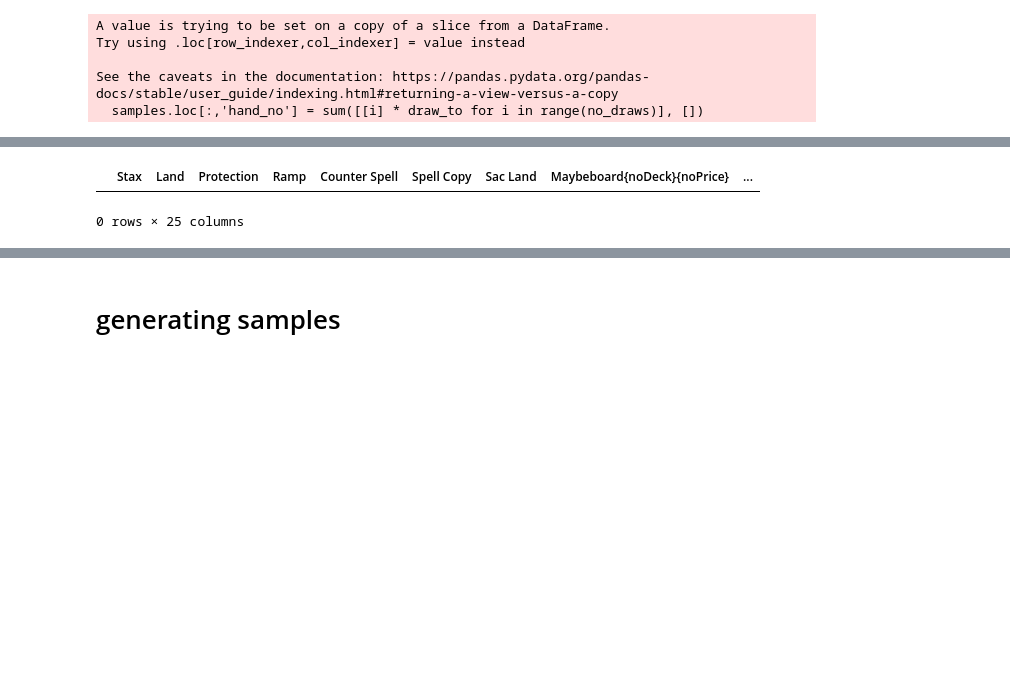
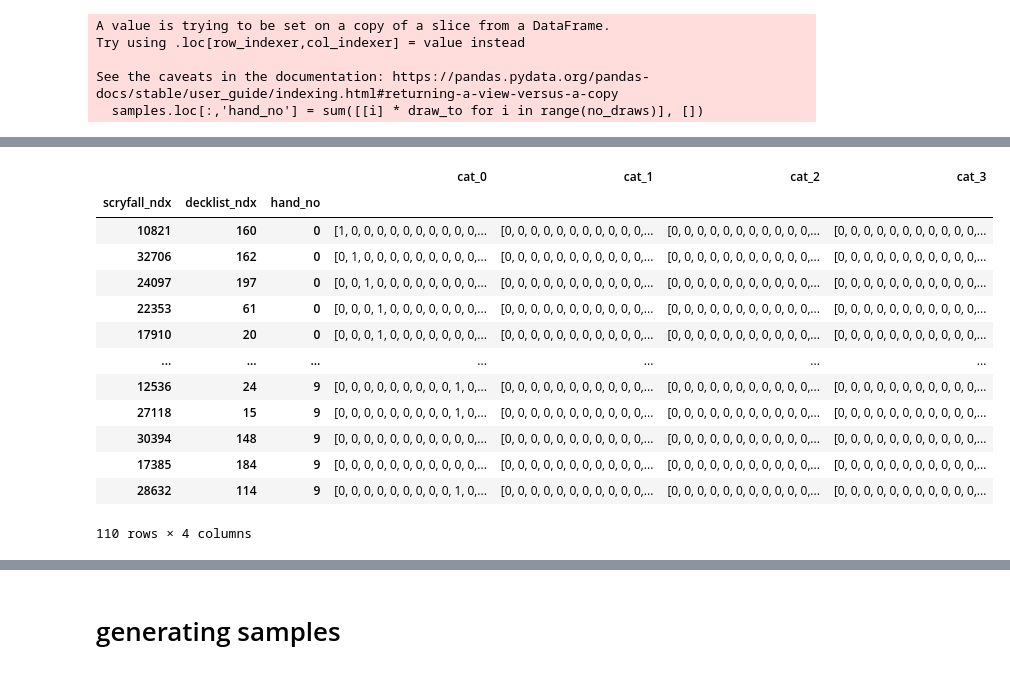
Before and after one commit to agrero/maptoken_mtg, a Jupyter notebook: sampler.ipynb, the cells around one changed output, grey strips where cells are left out. Cells and saved outputs as stored; diff of their text form; code cells hidden in the pictures; blank space fills up the shorter version.

```diff
--- a/sampler.ipynb
+++ b/sampler.ipynb
@@ -313,8 +316,44 @@ def get_unique_categories(card_data:pd.DataFrame) -> list[str]:
-# %%
-category_sample_counts = pd.DataFrame(
-    columns=get_unique_categories(card_data)
-)
-category_sample_counts
-# %% [output]
-|  | Stax | Land | Protection | Ramp | Counter Spell | Spell Copy | Sac Land | Maybeboard{noDeck}{noPrice} | ... |
-0 rows × 25 columns
+# %%
+unique_categories = get_unique_categories(card_data)
+
+# make strings into integer vectors
+
+# INTENDED FUNCTIONALITY
+
+empty_vector = [[0 for i in range(len(unique_categories))]
+                for j in range(len(unique_categories))]
+
+category_mappings = {
+    cat:ndx for (ndx, cat) in enumerate(unique_categories)
+}
+
+for ndx, cat in enumerate(unique_categories):
+    empty_vector[ndx][category_mappings[cat]] = 1
+
+category_mappings = {
+    cat:empty_vector[ndx] for (ndx, cat) in enumerate(unique_categories)
+}
+
+# map categories
+
+for col in get_archidekt_categories(card_data):
+    card_data[col] = card_data[col].map(category_mappings)
+
+    # we can use explode on categories
+
+card_data[get_archidekt_categories(card_data)]
+# %% [output]
+|  |  |  | cat_0 | cat_1 | cat_2 | cat_3 |
+| scryfall_ndx | decklist_ndx | hand_no |  |  |  |  |
+| 10821 | 160 | 0 | [1, 0, 0, 0, 0, 0, 0, 0, 0, 0, 0,... | [0, 0, 0, 0, 0, 0, 0, 0, 0, 0, 0,... | [0, 0, 0, 0, 0, 0, 0, 0, 0, 0, 0,... | [0, 0, 0, 0, 0, 0, 0, 0, 0, 0, 0,... |
+| 32706 | 162 | 0 | [0, 1, 0, 0, 0, 0, 0, 0, 0, 0, 0,... | [0, 0, 0, 0, 0, 0, 0, 0, 0, 0, 0,... | [0, 0, 0, 0, 0, 0, 0, 0, 0, 0, 0,... | [0, 0, 0, 0, 0, 0, 0, 0, 0, 0, 0,... |
+| 24097 | 197 | 0 | [0, 0, 1, 0, 0, 0, 0, 0, 0, 0, 0,... | [0, 0, 0, 0, 0, 0, 0, 0, 0, 0, 0,... | [0, 0, 0, 0, 0, 0, 0, 0, 0, 0, 0,... | [0, 0, 0, 0, 0, 0, 0, 0, 0, 0, 0,... |
+| 22353 | 61 | 0 | [0, 0, 0, 1, 0, 0, 0, 0, 0, 0, 0,... | [0, 0, 0, 0, 0, 0, 0, 0, 0, 0, 0,... | [0, 0, 0, 0, 0, 0, 0, 0, 0, 0, 0,... | [0, 0, 0, 0, 0, 0, 0, 0, 0, 0, 0,... |
+| 17910 | 20 | 0 | [0, 0, 0, 1, 0, 0, 0, 0, 0, 0, 0,... | [0, 0, 0, 0, 0, 0, 0, 0, 0, 0, 0,... | [0, 0, 0, 0, 0, 0, 0, 0, 0, 0, 0,... | [0, 0, 0, 0, 0, 0, 0, 0, 0, 0, 0,... |
+| ... | ... | ... | ... | ... | ... | ... |
+| 12536 | 24 | 9 | [0, 0, 0, 0, 0, 0, 0, 0, 0, 1, 0,... | [0, 0, 0, 0, 0, 0, 0, 0, 0, 0, 0,... | [0, 0, 0, 0, 0, 0, 0, 0, 0, 0, 0,... | [0, 0, 0, 0, 0, 0, 0, 0, 0, 0, 0,... |
+| 27118 | 15 | 9 | [0, 0, 0, 0, 0, 0, 0, 0, 0, 1, 0,... | [0, 0, 0, 0, 0, 0, 0, 0, 0, 0, 0,... | [0, 0, 0, 0, 0, 0, 0, 0, 0, 0, 0,... | [0, 0, 0, 0, 0, 0, 0, 0, 0, 0, 0,... |
+| 30394 | 148 | 9 | [0, 0, 0, 0, 0, 0, 0, 0, 0, 0, 0,... | [0, 0, 0, 0, 0, 0, 0, 0, 0, 0, 0,... | [0, 0, 0, 0, 0, 0, 0, 0, 0, 0, 0,... | [0, 0, 0, 0, 0, 0, 0, 0, 0, 0, 0,... |
+| 17385 | 184 | 9 | [0, 0, 0, 0, 0, 0, 0, 0, 0, 0, 0,... | [0, 0, 0, 0, 0, 0, 0, 0, 0, 0, 0,... | [0, 0, 0, 0, 0, 0, 0, 0, 0, 0, 0,... | [0, 0, 0, 0, 0, 0, 0, 0, 0, 0, 0,... |
+| 28632 | 114 | 9 | [0, 0, 0, 0, 0, 0, 0, 0, 0, 1, 0,... | [0, 0, 0, 0, 0, 0, 0, 0, 0, 0, 0,... | [0, 0, 0, 0, 0, 0, 0, 0, 0, 0, 0,... | [0, 0, 0, 0, 0, 0, 0, 0, 0, 0, 0,... |
+110 rows × 4 columns
```
Also changed, not shown: parts of 7 cells of this notebook.
